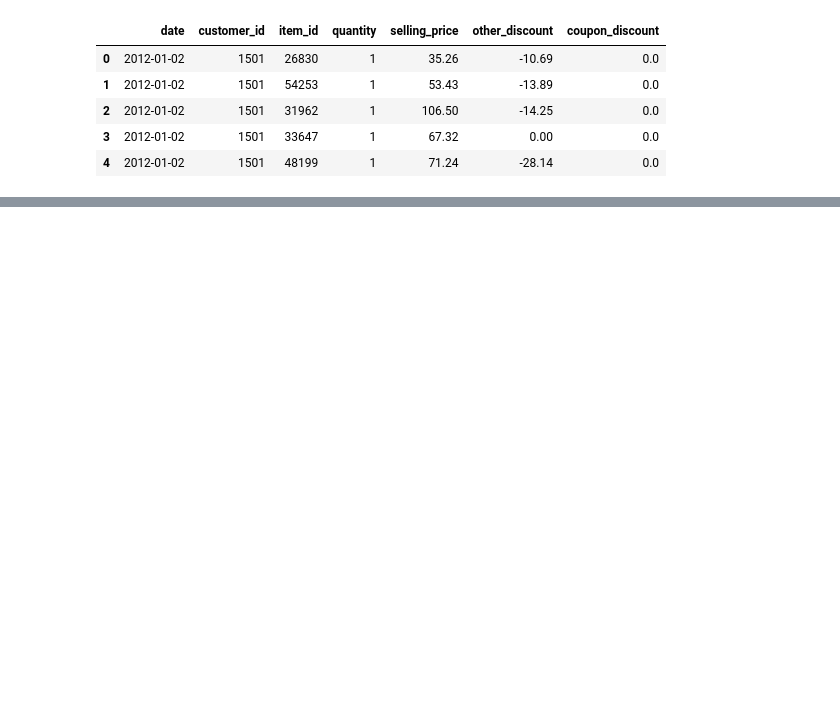
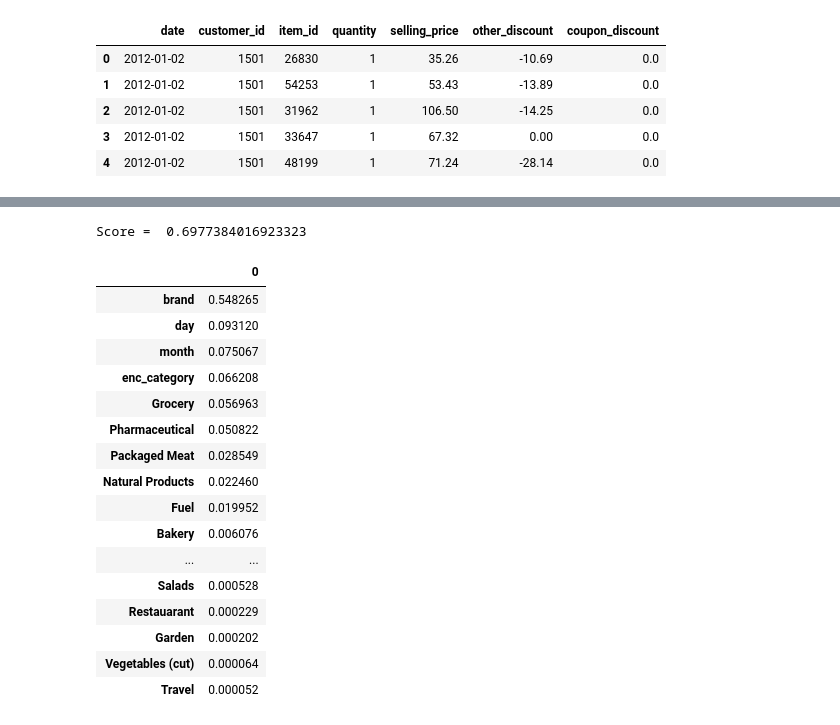
Before and after one commit to agolia14/Coupan-Redemption-Prediction, a Jupyter notebook: Customer_Transaction_Analysis.ipynb, the cells around one changed output, grey strips where cells are left out. Saved outputs shown, nothing was run; the diff lists cells and outputs as text; code cells hidden in the pictures; blank space fills up the shorter version.

```diff
--- a/Customer_Transaction_Analysis.ipynb
+++ b/Customer_Transaction_Analysis.ipynb
@@ -126,0 +119,29 @@ To https://github.com/agolia14/Coupan-Redemption-Prediction.git
+# %%
+X = data_cust_item.drop(["discount"], axis=1)
+y = data_cust_item.discount
+X_train, X_test, y_train, y_test = train_test_split(X, y, random_state = 10)
+# %%
+model = RandomForestClassifier(random_state=10, max_depth=25, n_estimators=20, min_samples_split=20)
+model.fit(X_train, y_train)
+y_pred = model.predict(X_test)
+print("Score = ", roc_auc_score(y_test, y_pred))
+pd.DataFrame([model.feature_importances_], columns=X.columns).transpose().sort_values(by = 0, ascending=False)
+# %% [output]
+Score =  0.6977384016923323
+|  | 0 |
+| brand | 0.548265 |
+| day | 0.093120 |
+| month | 0.075067 |
+| enc_category | 0.066208 |
+| Grocery | 0.056963 |
+| Pharmaceutical | 0.050822 |
+| Packaged Meat | 0.028549 |
+| Natural Products | 0.022460 |
+| Fuel | 0.019952 |
+| Bakery | 0.006076 |
+| ... | ... |
+| Salads | 0.000528 |
+| Restauarant | 0.000229 |
+| Garden | 0.000202 |
+| Vegetables (cut) | 0.000064 |
+| Travel | 0.000052 |
```
Also changed, not shown: parts of 17 cells of this notebook.
